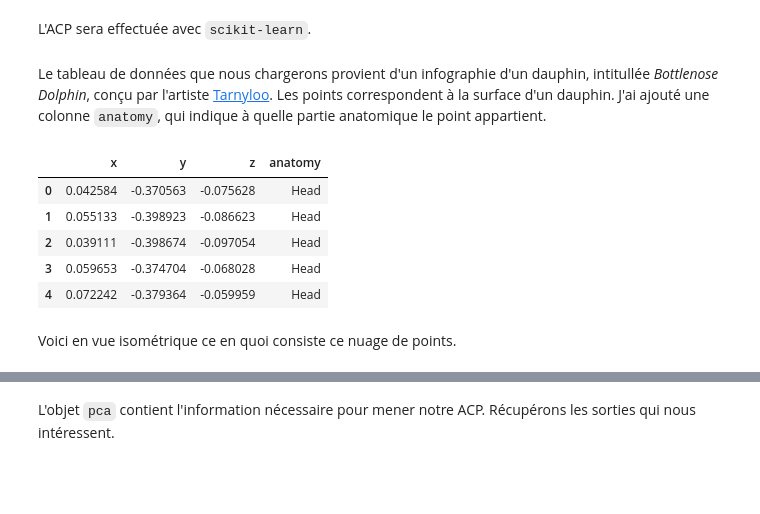
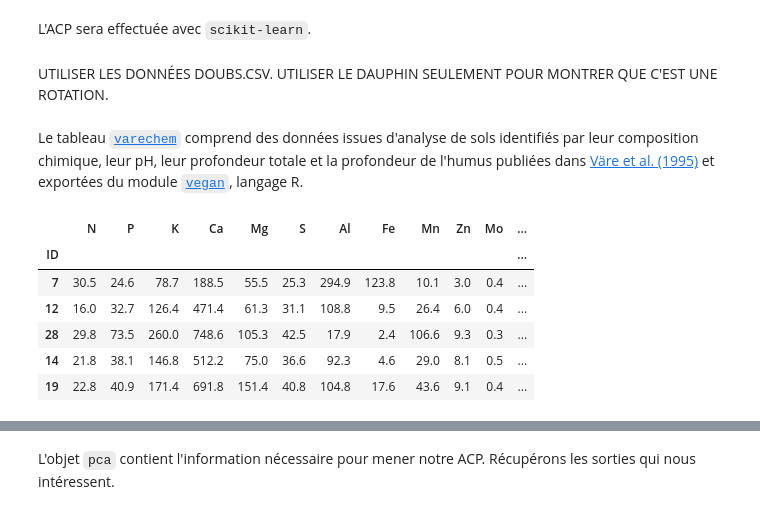
Before and after one commit to essicolo/ecologie-mathematique-Py, a Jupyter notebook: 7_AssocPartOrdin/7_AssocPartOrdin.ipynb, the cells around one changed output, grey strips where cells are left out. Cells and saved outputs as stored; diff of their text form; code cells hidden in the pictures; blank space fills up the shorter version.

```diff
--- a/7_AssocPartOrdin/7_AssocPartOrdin.ipynb
+++ b/7_AssocPartOrdin/7_AssocPartOrdin.ipynb
@@ -960,17 +970,18 @@ Le triplot est une forme apparentée au biplot, auquel on ajoute des variables p
 L'ACP sera effectuée avec `scikit-learn`.
 # %%
 from sklearn.decomposition import PCA
-# %% [markdown]
-Le tableau de données que nous chargerons provient d'un infographie d'un dauphin, intitullée *Bottlenose Dolphin*, conçu par l'artiste [Tarnyloo](https://www.blendswap.com/blends/view/83681). Les points correspondent à la surface d'un dauphin. J'ai ajouté une colonne `anatomy`, qui indique à quelle partie anatomique le point appartient.
+# %% [markdown]
+UTILISER LES DONNÉES DOUBS.CSV. UTILISER LE DAUPHIN SEULEMENT POUR MONTRER QUE C'EST UNE ROTATION.
+# %% [markdown]
+Le tableau [`varechem`](https://rdrr.io/rforge/vegan/man/varechem.html) comprend des données issues d'analyse de sols identifiés par leur composition chimique, leur pH, leur profondeur totale et la profondeur de l'humus publiées dans [Väre et al. (1995)](http://onlinelibrary.wiley.com/doi/10.2307/3236351/abstract) et exportées du module [`vegan`](https://rdrr.io/rforge/vegan/), langage R.
 # %%
-dolphin = pd.read_csv('data/dolphin.csv', delimiter=',', index_col=0)
-dolphin.head()
+varechem = pd.read_csv('data/varechem.csv', delimiter=';', index_col='ID')
+varechem.sample(5)
 # %% [output]
-|  | x | y | z | anatomy |
-| 0 | 0.042584 | -0.370563 | -0.075628 | Head |
-| 1 | 0.055133 | -0.398923 | -0.086623 | Head |
-| 2 | 0.039111 | -0.398674 | -0.097054 | Head |
-| 3 | 0.059653 | -0.374704 | -0.068028 | Head |
-| 4 | 0.072242 | -0.379364 | -0.059959 | Head |
+|  | N | P | K | Ca | Mg | S | Al | Fe | Mn | Zn | Mo | ... |
+| ID |  |  |  |  |  |  |  |  |  |  |  | ... |
+| 7 | 30.5 | 24.6 | 78.7 | 188.5 | 55.5 | 25.3 | 294.9 | 123.8 | 10.1 | 3.0 | 0.4 | ... |
+| 12 | 16.0 | 32.7 | 126.4 | 471.4 | 61.3 | 31.1 | 108.8 | 9.5 | 26.4 | 6.0 | 0.4 | ... |
+| 28 | 29.8 | 73.5 | 260.0 | 748.6 | 105.3 | 42.5 | 17.9 | 2.4 | 106.6 | 9.3 | 0.3 | ... |
+| 14 | 21.8 | 38.1 | 146.8 | 512.2 | 75.0 | 36.6 | 92.3 | 4.6 | 29.0 | 8.1 | 0.5 | ... |
+| 19 | 22.8 | 40.9 | 171.4 | 691.8 | 151.4 | 40.8 | 104.8 | 17.6 | 43.6 | 9.1 | 0.4 | ... |
-# %% [markdown]
-Voici en vue isométrique ce en quoi consiste ce nuage de points.
```
Also changed, not shown: parts of 75 cells of this notebook, 1 other file.
